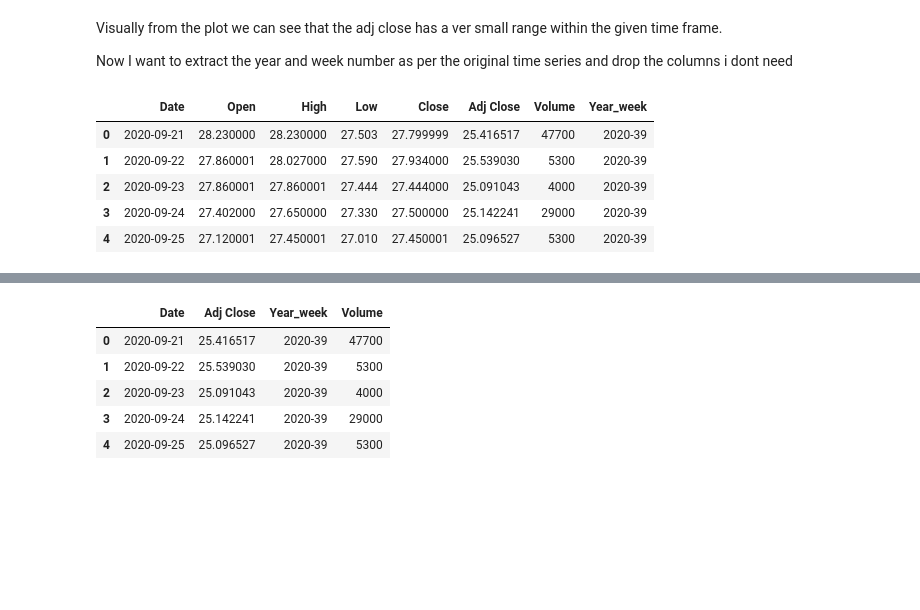
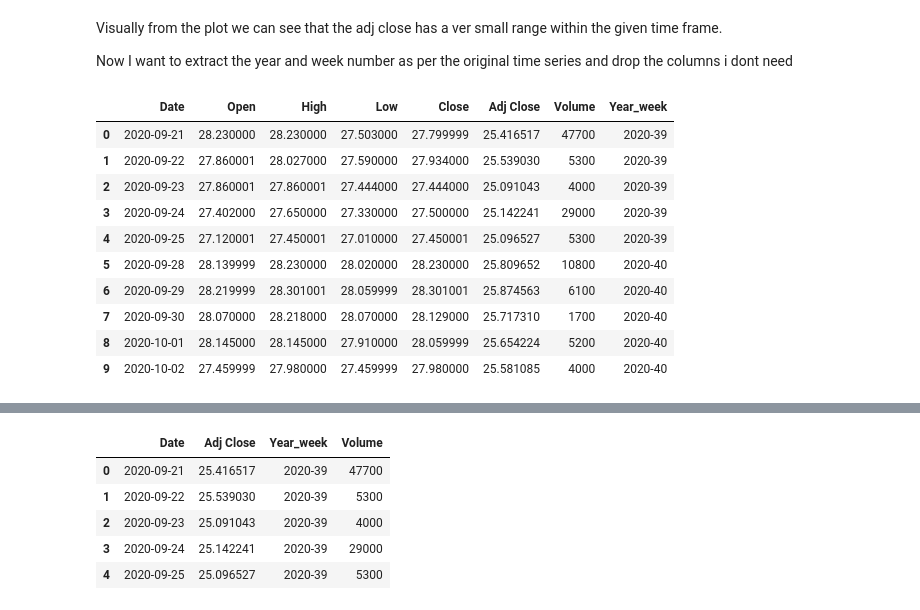
Before and after one commit to surajkarak/KIPA_DigiTrans, a Jupyter notebook: bns_cycle.ipynb, the cells around one changed output, grey strips where cells are left out. Drawn from its saved outputs; the diff is of its cells as text; code cells hidden in the pictures; blank space fills up the shorter version.

```diff
--- a/bns_cycle.ipynb
+++ b/bns_cycle.ipynb
@@ -92,11 +117,16 @@ Visually from the plot we can see that the adj close has a ver small range withi
 Now I want to extract the year and week number as per the original time series and drop the columns i dont need
 # %%
 dax_df['Year_week'] = dax_df['Date'].dt.strftime('%G-%V')
-dax_df.head()
+dax_df.head(10)
 # %% [output]
 |  | Date | Open | High | Low | Close | Adj Close | Volume | Year_week |
-| 0 | 2020-09-21 | 28.230000 | 28.230000 | 27.503 | 27.799999 | 25.416517 | 47700 | 2020-39 |
-| 1 | 2020-09-22 | 27.860001 | 28.027000 | 27.590 | 27.934000 | 25.539030 | 5300 | 2020-39 |
-| 2 | 2020-09-23 | 27.860001 | 27.860001 | 27.444 | 27.444000 | 25.091043 | 4000 | 2020-39 |
-| 3 | 2020-09-24 | 27.402000 | 27.650000 | 27.330 | 27.500000 | 25.142241 | 29000 | 2020-39 |
-| 4 | 2020-09-25 | 27.120001 | 27.450001 | 27.010 | 27.450001 | 25.096527 | 5300 | 2020-39 |
+| 0 | 2020-09-21 | 28.230000 | 28.230000 | 27.503000 | 27.799999 | 25.416517 | 47700 | 2020-39 |
+| 1 | 2020-09-22 | 27.860001 | 28.027000 | 27.590000 | 27.934000 | 25.539030 | 5300 | 2020-39 |
+| 2 | 2020-09-23 | 27.860001 | 27.860001 | 27.444000 | 27.444000 | 25.091043 | 4000 | 2020-39 |
+| 3 | 2020-09-24 | 27.402000 | 27.650000 | 27.330000 | 27.500000 | 25.142241 | 29000 | 2020-39 |
+| 4 | 2020-09-25 | 27.120001 | 27.450001 | 27.010000 | 27.450001 | 25.096527 | 5300 | 2020-39 |
+| 5 | 2020-09-28 | 28.139999 | 28.230000 | 28.020000 | 28.230000 | 25.809652 | 10800 | 2020-40 |
+| 6 | 2020-09-29 | 28.219999 | 28.301001 | 28.059999 | 28.301001 | 25.874563 | 6100 | 2020-40 |
+| 7 | 2020-09-30 | 28.070000 | 28.218000 | 28.070000 | 28.129000 | 25.717310 | 1700 | 2020-40 |
+| 8 | 2020-10-01 | 28.145000 | 28.145000 | 27.910000 | 28.059999 | 25.654224 | 5200 | 2020-40 |
+| 9 | 2020-10-02 | 27.459999 | 27.980000 | 27.459999 | 27.980000 | 25.581085 | 4000 | 2020-40 |
```
Also changed, not shown: parts of 21 cells of this notebook.
